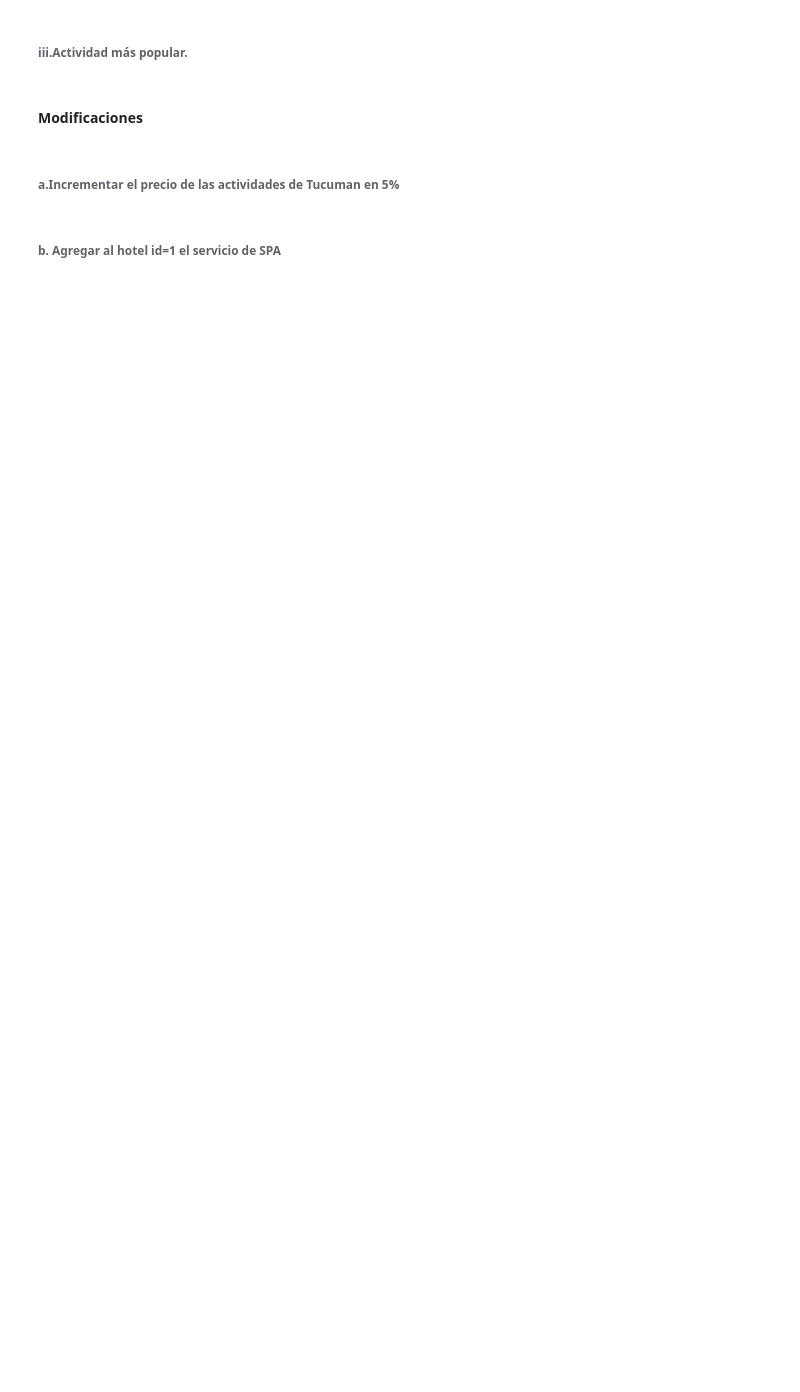
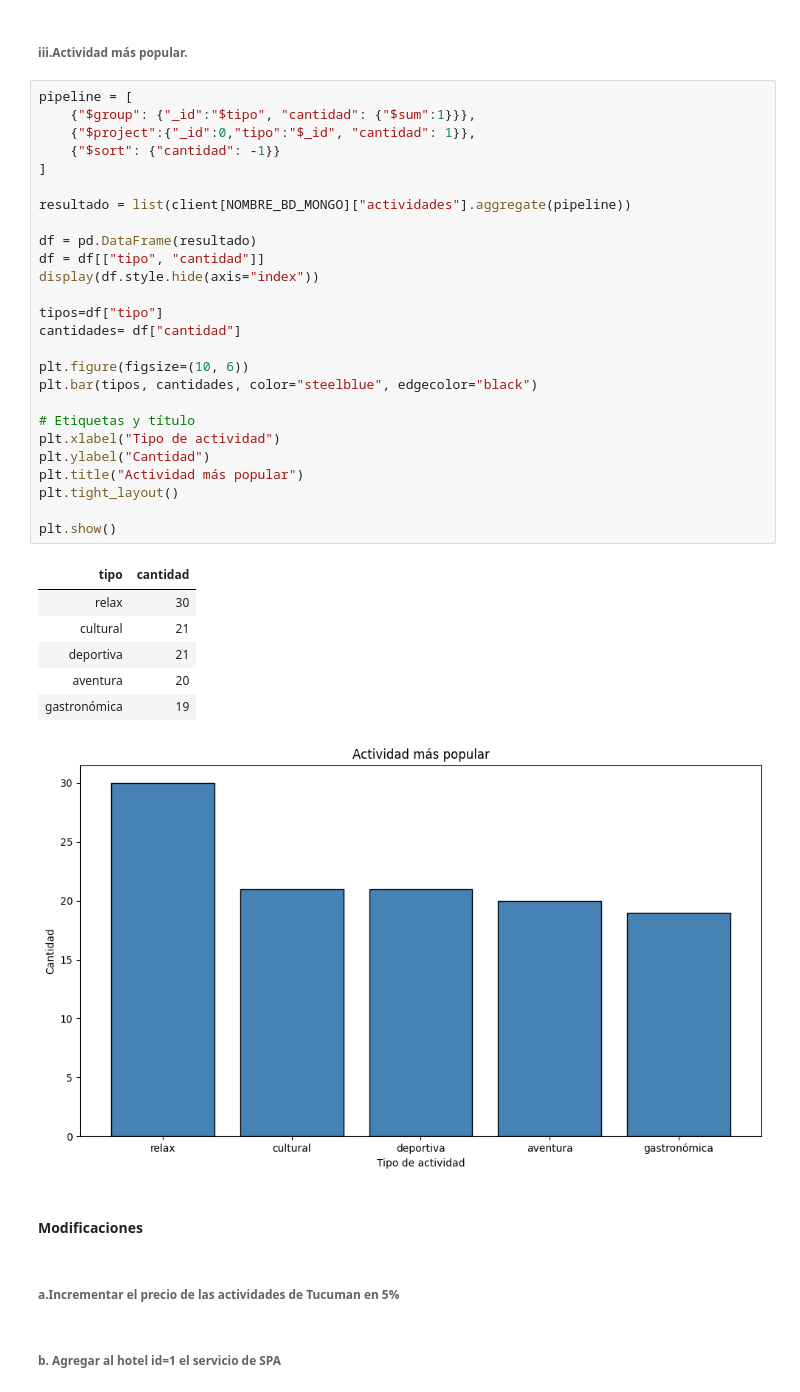
Before and after one commit to dariomicheli/BaseDatos, a Jupyter notebook: notebooks/Consultas.ipynb, the cells around one changed output. Saved outputs shown, nothing was run; the diff lists cells and outputs as text; blank space fills up the shorter version.

```diff
--- a/notebooks/Consultas.ipynb
+++ b/notebooks/Consultas.ipynb
@@ -455,5 +527,39 @@ Hotel mas barato
 # %% [markdown]
 ###### iii.Actividad más popular.
+# %%
+pipeline = [
+    {"$group": {"_id":"$tipo", "cantidad": {"$sum":1}}},
+    {"$project":{"_id":0,"tipo":"$_id", "cantidad": 1}},
+    {"$sort": {"cantidad": -1}}
+]
+
+resultado = list(client[NOMBRE_BD_MONGO]["actividades"].aggregate(pipeline))
+
+df = pd.DataFrame(resultado)
+df = df[["tipo", "cantidad"]]
+display(df.style.hide(axis="index"))
+
+tipos=df["tipo"]
+cantidades= df["cantidad"]
+
+plt.figure(figsize=(10, 6))
+plt.bar(tipos, cantidades, color="steelblue", edgecolor="black")
+
+# Etiquetas y título
+plt.xlabel("Tipo de actividad")
+plt.ylabel("Cantidad")
+plt.title("Actividad más popular")
+plt.tight_layout()
+
+plt.show()
+# %% [output]
+| tipo | cantidad |
+| relax | 30 |
+| cultural | 21 |
+| deportiva | 21 |
+| aventura | 20 |
+| gastronómica | 19 |
+[figure, added]
 # %% [markdown]
 #### Modificaciones
 # %% [markdown]
```
Also changed, not shown: parts of 16 cells of this notebook, 9 other files.
